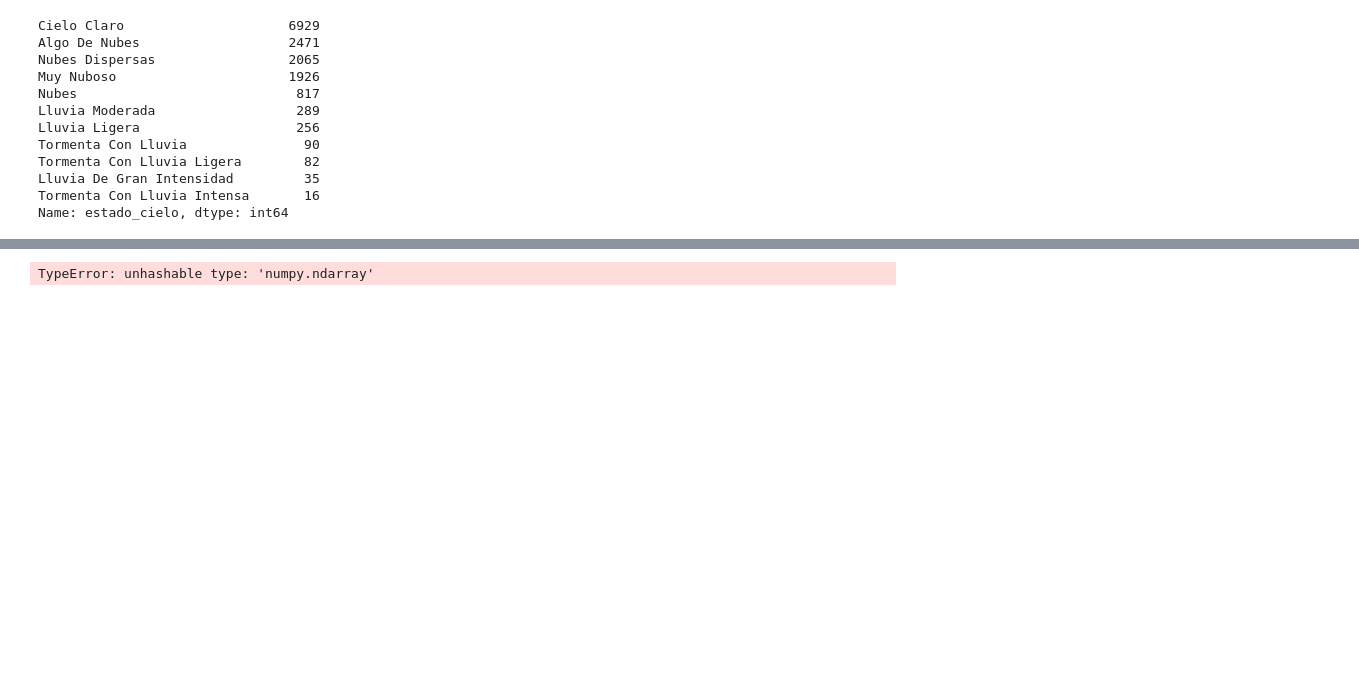
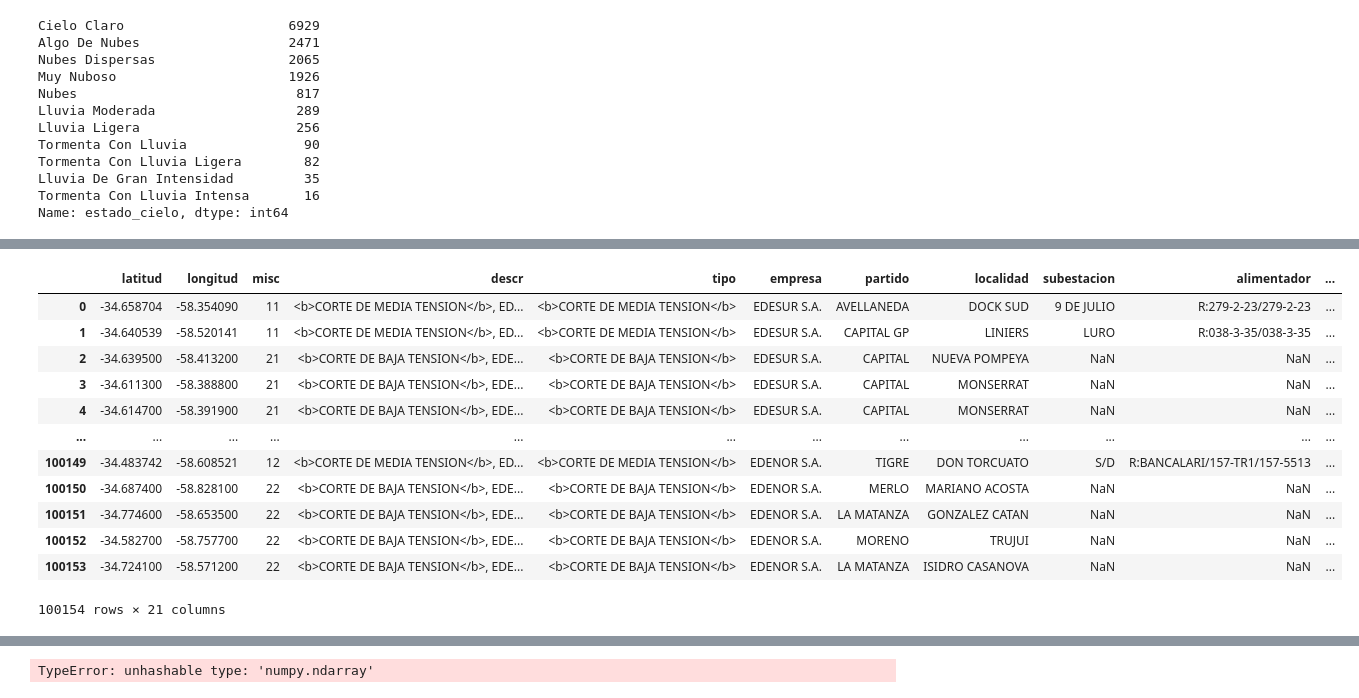
Before and after one commit to elsonidoq/enre, a Jupyter notebook: 02-EDA.ipynb, the cells around one changed output, grey strips where cells are left out. Saved outputs shown, nothing was run; the diff lists cells and outputs as text; code cells hidden in the pictures; blank space fills up the shorter version.

```diff
--- a/02-EDA.ipynb
+++ b/02-EDA.ipynb
@@ -309,0 +322,16 @@ Name: estado_cielo, dtype: int64
+# %%
+merged
+# %% [output]
+|  | latitud | longitud | misc | descr | tipo | empresa | partido | localidad | subestacion | alimentador | ... |
+| 0 | -34.658704 | -58.354090 | 11 | <b>CORTE DE MEDIA TENSION</b>, ED... | <b>CORTE DE MEDIA TENSION</b> | EDESUR S.A. | AVELLANEDA | DOCK SUD | 9 DE JULIO | R:279-2-23/279-2-23 | ... |
+| 1 | -34.640539 | -58.520141 | 11 | <b>CORTE DE MEDIA TENSION</b>, ED... | <b>CORTE DE MEDIA TENSION</b> | EDESUR S.A. | CAPITAL GP | LINIERS | LURO | R:038-3-35/038-3-35 | ... |
+| 2 | -34.639500 | -58.413200 | 21 | <b>CORTE DE BAJA TENSION</b>, EDE... | <b>CORTE DE BAJA TENSION</b> | EDESUR S.A. | CAPITAL | NUEVA POMPEYA | NaN | NaN | ... |
+| 3 | -34.611300 | -58.388800 | 21 | <b>CORTE DE BAJA TENSION</b>, EDE... | <b>CORTE DE BAJA TENSION</b> | EDESUR S.A. | CAPITAL | MONSERRAT | NaN | NaN | ... |
+| 4 | -34.614700 | -58.391900 | 21 | <b>CORTE DE BAJA TENSION</b>, EDE... | <b>CORTE DE BAJA TENSION</b> | EDESUR S.A. | CAPITAL | MONSERRAT | NaN | NaN | ... |
+| ... | ... | ... | ... | ... | ... | ... | ... | ... | ... | ... | ... |
+| 100149 | -34.483742 | -58.608521 | 12 | <b>CORTE DE MEDIA TENSION</b>, ED... | <b>CORTE DE MEDIA TENSION</b> | EDENOR S.A. | TIGRE | DON TORCUATO | S/D | R:BANCALARI/157-TR1/157-5513 | ... |
+| 100150 | -34.687400 | -58.828100 | 22 | <b>CORTE DE BAJA TENSION</b>, EDE... | <b>CORTE DE BAJA TENSION</b> | EDENOR S.A. | MERLO | MARIANO ACOSTA | NaN | NaN | ... |
+| 100151 | -34.774600 | -58.653500 | 22 | <b>CORTE DE BAJA TENSION</b>, EDE... | <b>CORTE DE BAJA TENSION</b> | EDENOR S.A. | LA MATANZA | GONZALEZ CATAN | NaN | NaN | ... |
+| 100152 | -34.582700 | -58.757700 | 22 | <b>CORTE DE BAJA TENSION</b>, EDE... | <b>CORTE DE BAJA TENSION</b> | EDENOR S.A. | MORENO | TRUJUI | NaN | NaN | ... |
+| 100153 | -34.724100 | -58.571200 | 22 | <b>CORTE DE BAJA TENSION</b>, EDE... | <b>CORTE DE BAJA TENSION</b> | EDENOR S.A. | LA MATANZA | ISIDRO CASANOVA | NaN | NaN | ... |
+100154 rows × 21 columns
```
Also changed, not shown: parts of 25 cells of this notebook.
